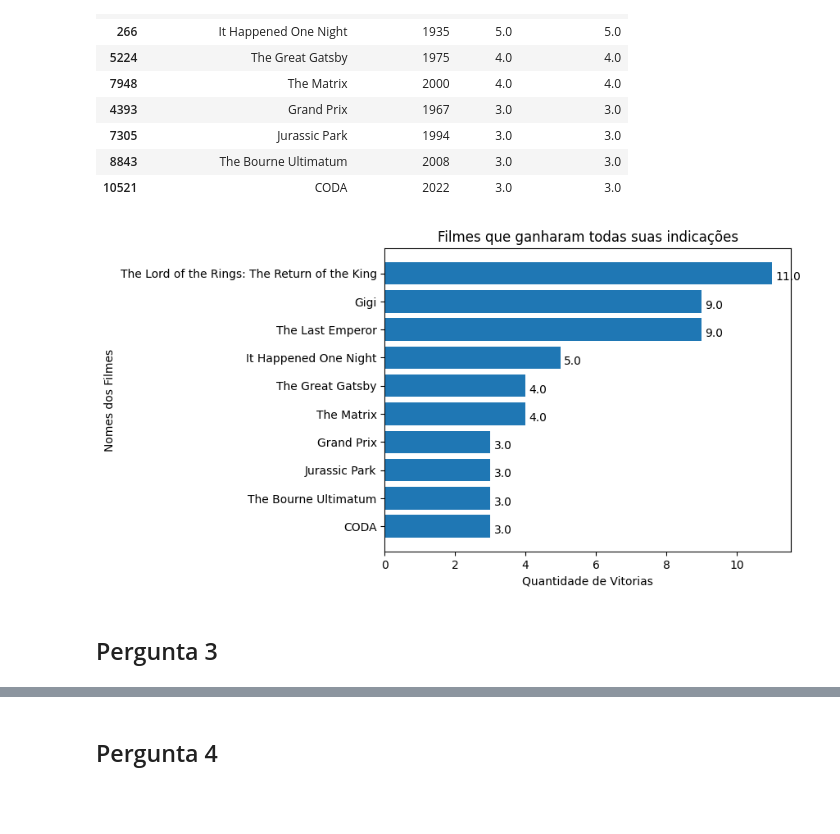
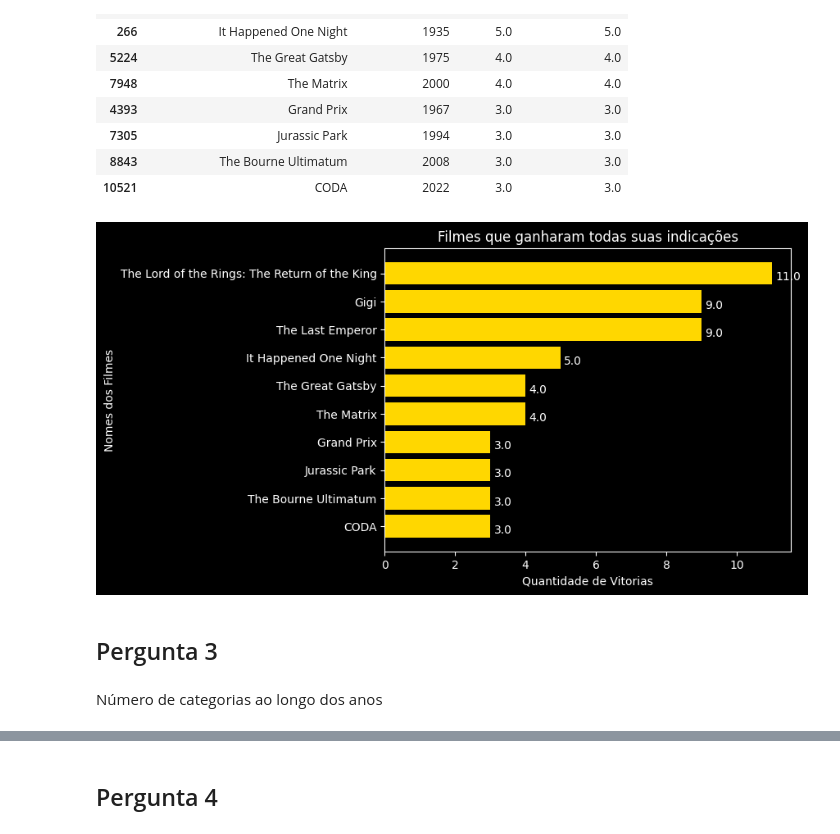
Before and after one commit to marleyabe/analise_oscar_awards, a Jupyter notebook: prova.ipynb, the cells around one changed output, grey strips where cells are left out. Saved outputs shown, nothing was run; the diff lists cells and outputs as text; code cells hidden in the pictures; blank space fills up the shorter version.

```diff
--- a/prova.ipynb
+++ b/prova.ipynb
@@ -4,8 +5,3 @@ import matplotlib.pyplot as plt
 # %%
 # import oscars csv
 df = pd.read_csv('the_oscar_award.csv')
-# %%
-#get max and min year_ceremony, year_film, ceremony
-
-for i in ['year_ceremony', 'year_film', 'ceremony']:
-    print(i, df[i].max(), df[i].min())
@@ -87,7 +58,8 @@ df['film_win'] = df[df['winner'] == True].groupby('film')['film'].transform('cou
 df['film_nomination'] = df.groupby('film')['film'].transform('count')
 # %%
 # relacionar quantas vezes o filme foi indicado com quantas vezes ele ganhou em um scatter plot
-plt.scatter(df['film_nomination'], df['film_win'])
+plt.style.use('dark_background')
+plt.scatter(df['film_nomination'], df['film_win'], color='gold')
 plt.title('Relação entre indicações e prêmios vencidos')
 plt.xlabel('Indicações')
 plt.ylabel('Prêmios vencidos')
@@ -122,18 +94,21 @@ winners
 | 10521 | CODA | 2022 | 3.0 | 3.0 |
 # %%
 # graficar os filmes que ganharam todas suas indicações
-plt.barh(winners['film'], winners['film_win'])
+plt.style.use('dark_background')
+plt.barh(winners['film'], winners['film_win'], color='gold')
 plt.ylabel("Nomes dos Filmes")
 plt.xlabel("Quantidade de Vitorias")
 
 # coloca o numero exato de vitorias ao lado da barra
 for i, v in enumerate(winners['film_win']):
     plt.text(v + 0.1, i + .25, str(v))
 
 plt.title("Filmes que ganharam todas suas indicações")
 plt.gca().invert_yaxis()
 plt.show()
 # %% [output]
-[figure, old version]
+[figure, new version]
 # %% [markdown]
 ## Pergunta 3
+# %% [markdown]
+Número de categorias ao longo dos anos
```
Also changed, not shown: parts of 15 cells of this notebook.
